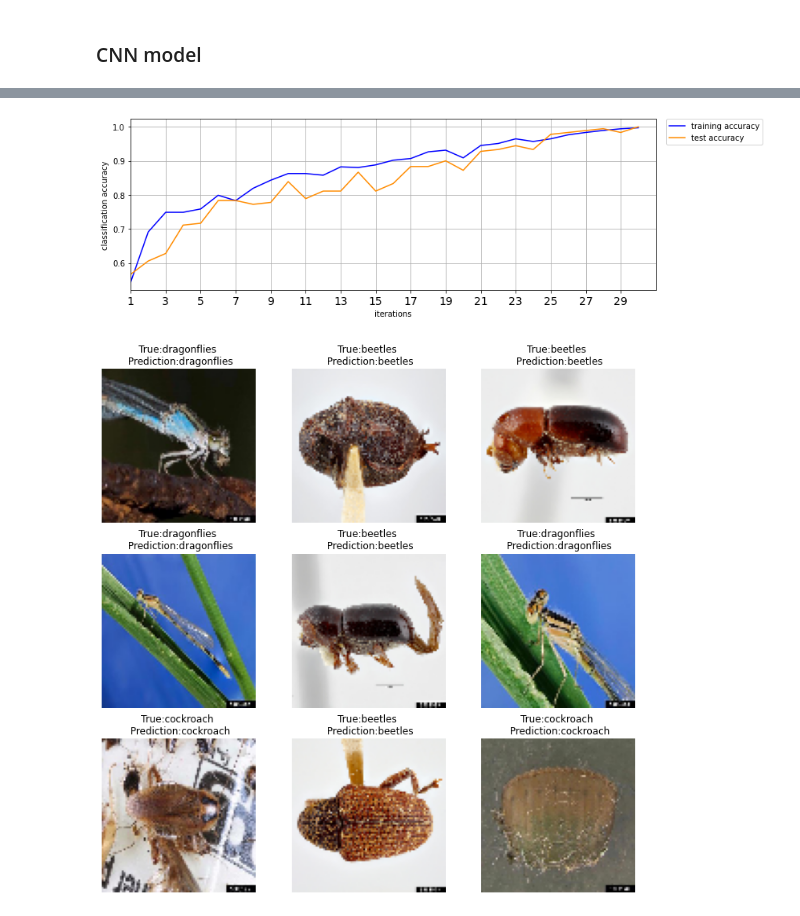
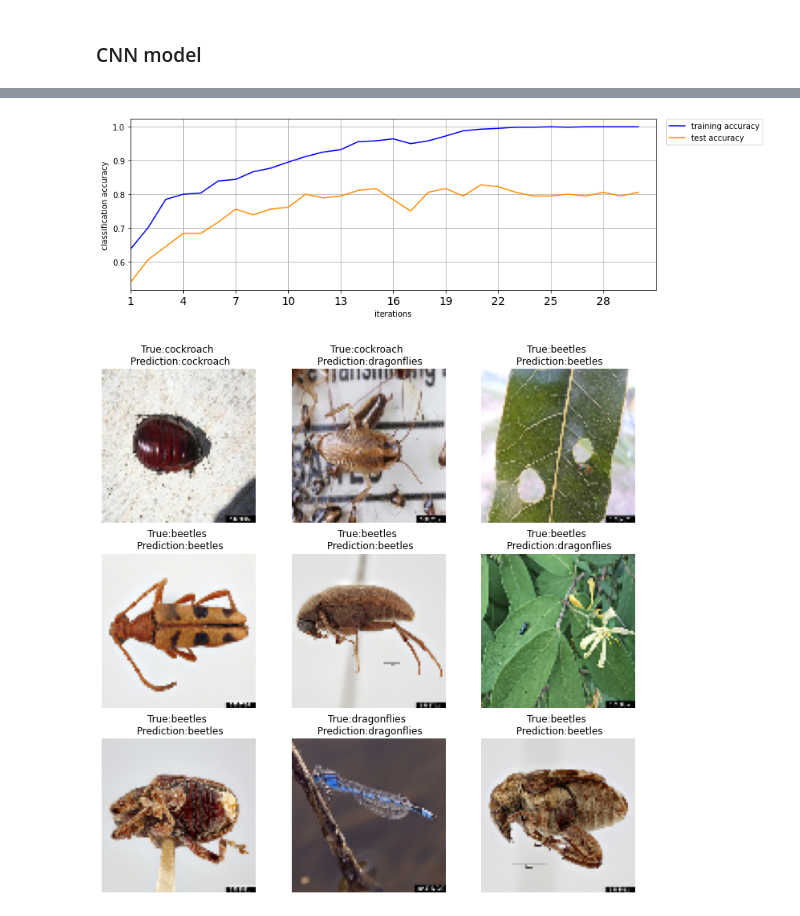
Before and after one commit to Linlin-Li-1/CNN-for-classification, a Jupyter notebook: Insects_Classification.ipynb, the cells around one changed output, grey strips where cells are left out. Saved outputs shown, nothing was run; the diff lists cells and outputs as text; code cells hidden in the pictures.

Commit message:
remove test images from training images

```diff
--- a/Insects_Classification.ipynb
+++ b/Insects_Classification.ipynb
@@ -17,14 +17,17 @@ warnings.simplefilter('ignore', FutureWarning)
 # %% [markdown]
 ### load data
 # %%
-def read_directory(directory_name, transform = False, high = None, width = None):
+def read_directory(directory_name, remove_directory = None):
     '''
     Read all images in the directory.
     And resize them using zero padding to make them in the same shape.
+    Since some images appear in both the training set and the test set, I need to remove them from the training set.
     '''
 
     array_of_img = []
     for filename in os.listdir(r'./'+directory_name):
+        if remove_directory is not None and filename in os.listdir(r'./'+remove_directory):
+            continue
         img = cv2.imread(directory_name + '/' + filename)
         if img is not None:
             img = cv2.resize(img, dsize=(84, 84), interpolation=cv2.INTER_CUBIC)
@@ -43,16 +46,17 @@ X_test = []
 y_test = []
 
 for category in categories:
-    x = read_directory(r'insects/train/' + category)
-    y = np.repeat(category, len(x))
-    X_train += list(x)
-    y_train += list(y)
-
     xx = read_directory(r'insects/test/' + category)
     #xx = xx[:len(xx)-1]  ## the last one is 'None'
     yy = np.repeat(category, len(xx))
     X_test += list(xx)
     y_test += list(yy)
+
+    x = read_directory(r'insects/train/' + category, r'insects/test/' + category)
+    y = np.repeat(category, len(x))
+    #print(len(y))
+    X_train += list(x)
+    y_train += list(y)
 # %%
 ## show samples from the training set
 f, axarr = plt.subplots(3,3, figsize = (12,12))
@@ -70,7 +74,7 @@ Even the images have been resized, it does not seem to affect the classification
 # %% [markdown]
 ### Data Preprocessing
 # %%
-batch_size = 64
+batch_size = 32
 # %%
 ## encode labels
 le = LabelEncoder()
@@ -95,7 +99,7 @@ test_loader = torch.utils.data.DataLoader(dataset=test_dataset, batch_size=batch
 class CNN(nn.Module):
     def __init__(self, in_channels, out_channels):
         super(CNN, self).__init__()
-        self.conv1 = nn.Conv2d(in_channels=in_channels, out_channels=16, kernel_size=5, stride=2, padding=1, bias=True)
+        self.conv1 = nn.Conv2d(in_channels=in_channels, out_channels=16, kernel_size=3, stride=2, padding=1, bias=True)
         self.conv2 = nn.Conv2d(in_channels=16, out_channels=64, kernel_size=3, stride=1, padding=0, bias=True)
         self.fc1   = nn.Linear(in_features=64 * 9 * 9, out_features=256)
         self.fc2   = nn.Linear(in_features=256, out_features=84)
@@ -195,28 +203,31 @@ plt.xlabel('iterations')
 plt.ylabel('classification accuracy')
 plt.grid()
 plt.xlim(0, len(train_acc))
-plt.xticks(list(range(0, len(train_acc), 2)),list(range(1, len(train_acc)+1, 2)), fontsize=14);
+plt.xticks(list(range(0, len(train_acc), 3)),list(range(1, len(train_acc)+1, 3)), fontsize=14);
 plt.show()
 # %% [output]
-[figure, old version]
+[figure, new version]
 # %%
+model = CNN(in_channels, out_channels).to(device)
+model.load_state_dict(torch.load('ckpt_cnn.pth'))
+
 ## show samples from the test set
 f, axarr = plt.subplots(3,3, figsize = (12,12))
 data, label = next(iter(test_loader))
 data = data[:9].to(device)
 data = Variable(data.reshape(-1, 3, 84, 84))
 output = model(data)
 pred = output.argmax(dim=1, keepdim=True)
 data = data.detach()
 label = label.detach()
 pred = pred.detach()
 label = le.inverse_transform(label.cpu().numpy().ravel())
 pred = le.inverse_transform(pred.cpu().numpy().ravel())
 
 for i in range(9):
     axarr[i // 3, i % 3].imshow(see_image(data[i].cpu().numpy().reshape(84, 84, 3)))
     axarr[i // 3, i % 3].set_title(f'True:{label[i]} \n Prediction:{pred[i]}')
     axarr[i // 3, i % 3].axis('off')
 pass
 # %% [output]
-[figure, old version]
+[figure, new version]
```
Also changed, not shown: parts of 2 cells of this notebook, 1 other file.
